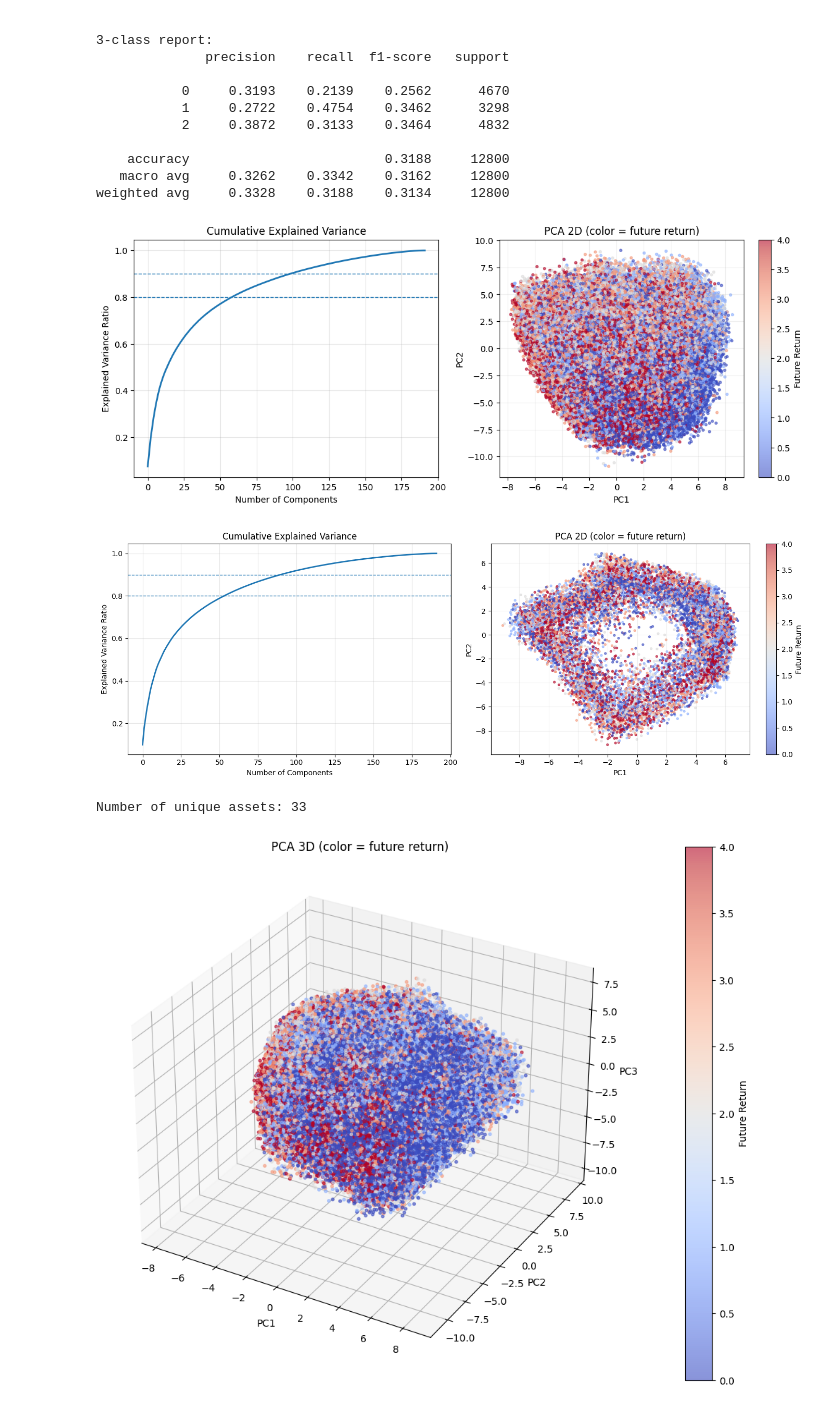
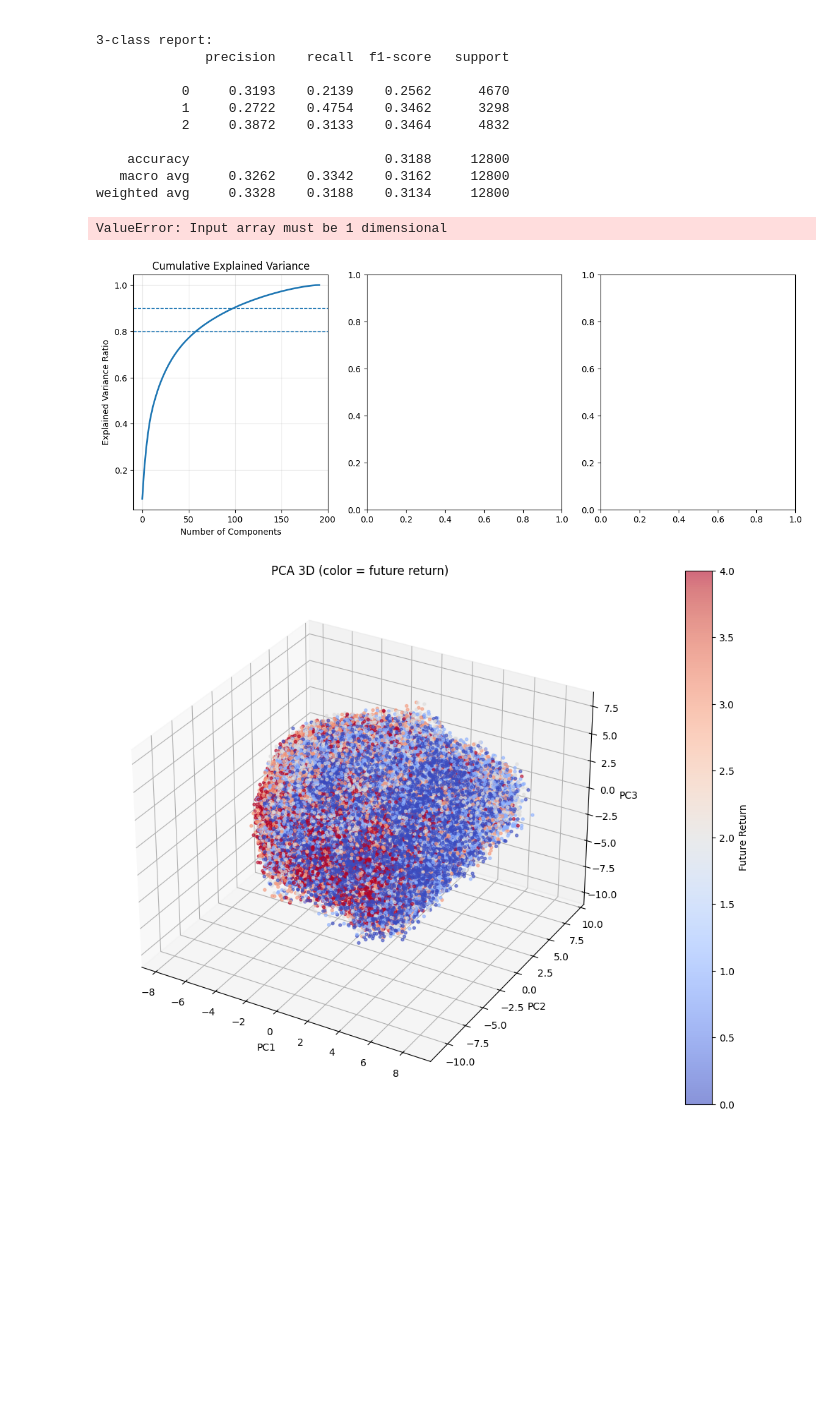
Before and after one commit to Olba147/DrlPpoTransformer, a Jupyter notebook: notebooks/jepa_embedding_analysis2.ipynb, the cells around one changed output. Saved outputs shown, nothing was run; the diff lists cells and outputs as text; code cells hidden in the pictures; blank space fills up the shorter version.

```diff
--- a/notebooks/jepa_embedding_analysis2.ipynb
+++ b/notebooks/jepa_embedding_analysis2.ipynb
@@ -274,7 +274,7 @@ def collect_embeddings(loader, model, cfg, max_batches=None):
         # Future return over target horizon using raw close prices
         close_path = batch['ohlcv_target'][..., 3].float()  # [B, pred_len]
         ret = (close_path[:, -1] - close_path[:, 0]) / (close_path[:, 0].abs() + 1e-8)
-        vol = torch.std(torch.log(close_path), dim=1, keepdim=True)
+        vol = torch.std(ret, dim=0)
 
         all_emb.append(z.detach().cpu().numpy())
         all_asset.append(batch['asset_id'].detach().cpu().numpy())
@@ -398,7 +398,7 @@ cum_var = np.cumsum(pca_full.explained_variance_ratio_)
 pca2 = PCA(n_components=2, random_state=SEED)
 Xte_pca2 = pca2.fit_transform(Xtr)
 
-fig, axes = plt.subplots(1, 2, figsize=(14, 5))
+fig, axes = plt.subplots(1, 3, figsize=(14, 5))
 
 axes[0].plot(cum_var, lw=2)
 axes[0].axhline(0.8, ls='--', lw=1)
@@ -410,13 +410,23 @@ axes[0].grid(alpha=0.3)
 
 #divide the future return to 5 bins (so that each bin has same number of points)
 y_ret_binned = pd.qcut(y_ret, 5, labels=False)
+y_vol_binned = pd.qcut(y_vol, 5, labels=False)
 
 sc = axes[1].scatter(Xte_pca2[:, 0], Xte_pca2[:, 1], c=y_ret_binned, s=8, alpha=0.6, cmap='coolwarm')
-axes[1].set_title('PCA 2D (color = future return)')
+axes[1].set_title('PCA 2D (color = future return quantile)')
 axes[1].set_xlabel('PC1')
 axes[1].set_ylabel('PC2')
 axes[1].grid(alpha=0.2)
-plt.colorbar(sc, ax=axes[1], label='Future Return')
+plt.colorbar(sc, ax=axes[1], label='Future Return quantile')
+
+sc = axes[2].scatter(Xte_pca2[:, 0], Xte_pca2[:, 1], c=y_vol, s=8, alpha=0.6, cmap='coolwarm')
+axes[2].set_title('PCA 2D (color = future return quantile)')
+axes[2].set_xlabel('PC1')
+axes[2].set_ylabel('PC2')
+axes[2].grid(alpha=0.2)
+plt.colorbar(sc, ax=axes[1], label='Future Return quantile')
+
+
 
 # same for validation data
 pca_full = PCA()
@@ -427,36 +437,35 @@ pca2 = PCA(n_components=2, random_state=SEED)
 Xte_pca2 = pca2.fit_transform(Xte)
 
 fig, axes = plt.subplots(1, 2, figsize=(14, 5))
 
 axes[0].plot(cum_var, lw=2)
 axes[0].axhline(0.8, ls='--', lw=1)
 axes[0].axhline(0.9, ls='--', lw=1)
 axes[0].set_title('Cumulative Explained Variance')
 axes[0].set_xlabel('Number of Components')
 axes[0].set_ylabel('Explained Variance Ratio')
 axes[0].grid(alpha=0.3)
 
 #divide the future return to 5 bins (so that each bin has same number of points)
 y_ret_test_binned = pd.qcut(y_ret_test, 5, labels=False)
 
 sc = axes[1].scatter(Xte_pca2[:, 0], Xte_pca2[:, 1], c=y_ret_test_binned, s=8, alpha=0.6, cmap='coolwarm')
 axes[1].set_title('PCA 2D (color = future return)')
 axes[1].set_xlabel('PC1')
 axes[1].set_ylabel('PC2')
 axes[1].grid(alpha=0.2)
 plt.colorbar(sc, ax=axes[1], label='Future Return')
 
 
 plt.tight_layout()
 plt.show()
 
 # print number of unique assets
 asset_ids = np.unique(a_train)
 print(f'Number of unique assets: {len(asset_ids)}')
 # %% [output]
+ValueError: Input array must be 1 dimensional
-[figure, old version]
+[figure, new version]
-[figure, removed]
-Number of unique assets: 33
 # %%
 # ---------- Visualization 1b: PCA 3D ----------
 pca3 = PCA(n_components=3, random_state=SEED)
```
Also changed, not shown: parts of 1 cell of this notebook, 1 other file.
